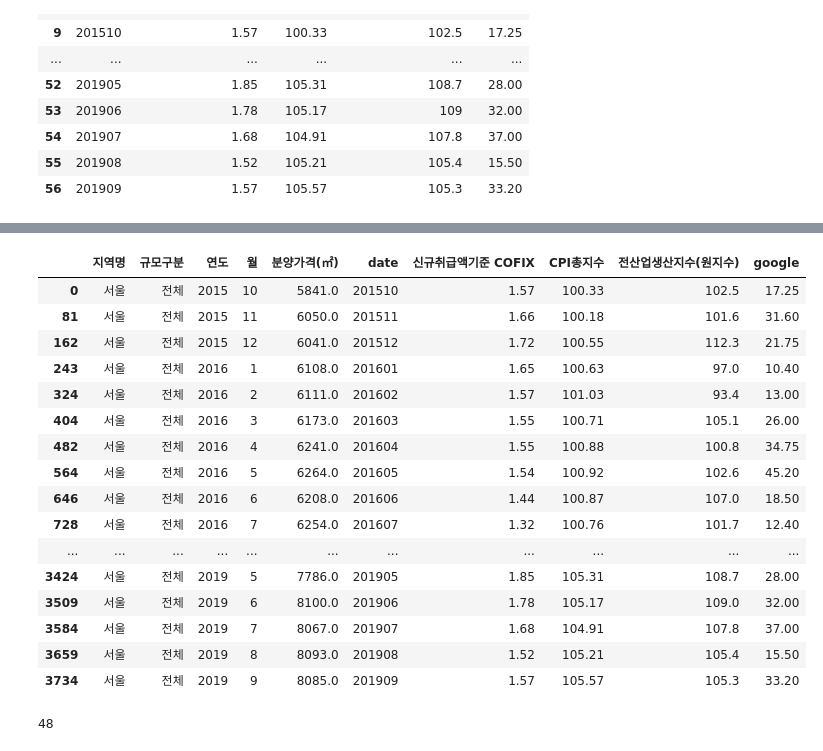
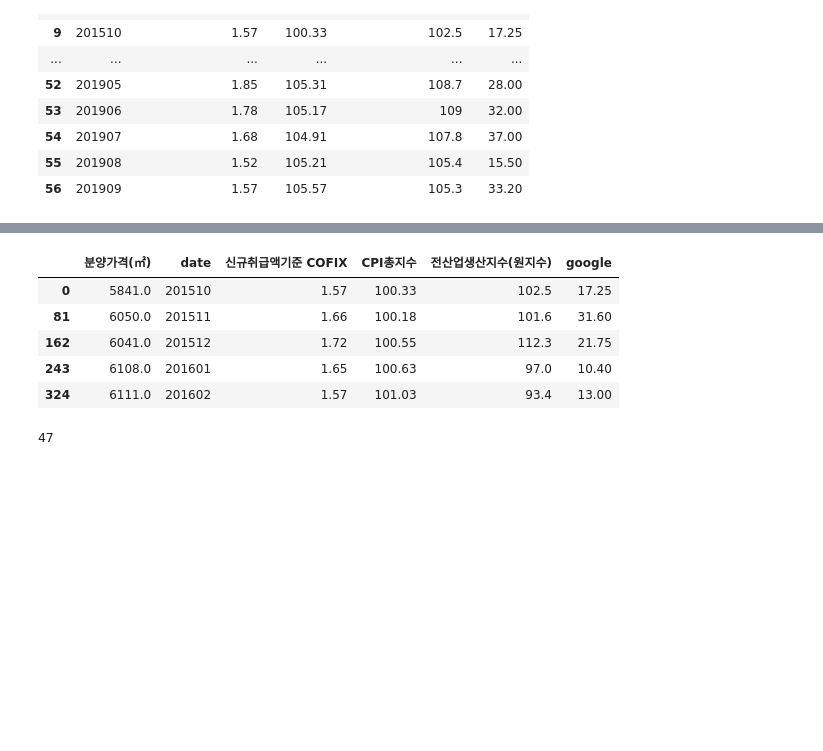
Before and after one commit to trhgu/EDA_project, a Jupyter notebook: Price_of_Apt.ipynb, the cells around one changed output, grey strips where cells are left out. Cells and saved outputs as stored; diff of their text form; code cells hidden in the pictures; blank space fills up the shorter version.

```diff
--- a/Price_of_Apt.ipynb
+++ b/Price_of_Apt.ipynb
@@ -386,8 +341,8 @@ add_df.to_csv('add_df.csv',sep=",",index= False)
 add_df= pd.read_csv('add_df.csv')
 # %%
 #df_1불러와서 merge
-df_1= pd.read_csv("df_1.csv")
-df_1.columns= '지역명', '규모구분', '연도', '월', '분양가격(㎡)', 'date'
-df_1.head()
+df_1= pd.read_csv(
+ "df_1.csv")
+df_1.tail()
 # %% [output]
 |  | 지역명 | 규모구분 | 연도 | 월 | 분양가격(㎡) | date |
@@ -419,0 +364,7 @@ result_1.head()
+# %%
+#NAN값 삭제
+result=result[result["분양가격(㎡)"].notnull()]
+# "  " 삭제
+result=result[result["분양가격(㎡)"]!="  "]
+#분양가격 숫자형 데이터로 바꾸기
+result["분양가격(㎡)"] = pd.to_numeric(result["분양가격(㎡)"], errors='coerce')
@@ -419,0 +375,3 @@ result_1.head()
+# %%
+result=result[["분양가격(㎡)","지역명","규모구분","date","신규취급액기준 COFIX","CPI총지수","전산업생산지수(원지수)","google"]]
+result.head()
@@ -420,27 +385,17 @@ result_1.head()
 # %%
 #서울 전체
 seoul_all=result[result["규모구분"]=="전체"]
 seoul_all=seoul_all[seoul_all["지역명"]=="서울"]
-seoul_all
+seoul_all=seoul_all[["분양가격(㎡)","date","신규취급액기준 COFIX","CPI총지수","전산업생산지수(원지수)","google"]]
+seoul_all.head()
 # %% [output]
-|  | 지역명 | 규모구분 | 연도 | 월 | 분양가격(㎡) | date | 신규취급액기준 COFIX | CPI총지수 | 전산업생산지수(원지수) | google |
-| 0 | 서울 | 전체 | 2015 | 10 | 5841.0 | 201510 | 1.57 | 100.33 | 102.5 | 17.25 |
-| 81 | 서울 | 전체 | 2015 | 11 | 6050.0 | 201511 | 1.66 | 100.18 | 101.6 | 31.60 |
-| 162 | 서울 | 전체 | 2015 | 12 | 6041.0 | 201512 | 1.72 | 100.55 | 112.3 | 21.75 |
-| 243 | 서울 | 전체 | 2016 | 1 | 6108.0 | 201601 | 1.65 | 100.63 | 97.0 | 10.40 |
-| 324 | 서울 | 전체 | 2016 | 2 | 6111.0 | 201602 | 1.57 | 101.03 | 93.4 | 13.00 |
-| 404 | 서울 | 전체 | 2016 | 3 | 6173.0 | 201603 | 1.55 | 100.71 | 105.1 | 26.00 |
-| 482 | 서울 | 전체 | 2016 | 4 | 6241.0 | 201604 | 1.55 | 100.88 | 100.8 | 34.75 |
-| 564 | 서울 | 전체 | 2016 | 5 | 6264.0 | 201605 | 1.54 | 100.92 | 102.6 | 45.20 |
-| 646 | 서울 | 전체 | 2016 | 6 | 6208.0 | 201606 | 1.44 | 100.87 | 107.0 | 18.50 |
-| 728 | 서울 | 전체 | 2016 | 7 | 6254.0 | 201607 | 1.32 | 100.76 | 101.7 | 12.40 |
-| ... | ... | ... | ... | ... | ... | ... | ... | ... | ... | ... |
-| 3424 | 서울 | 전체 | 2019 | 5 | 7786.0 | 201905 | 1.85 | 105.31 | 108.7 | 28.00 |
-| 3509 | 서울 | 전체 | 2019 | 6 | 8100.0 | 201906 | 1.78 | 105.17 | 109.0 | 32.00 |
-| 3584 | 서울 | 전체 | 2019 | 7 | 8067.0 | 201907 | 1.68 | 104.91 | 107.8 | 37.00 |
-| 3659 | 서울 | 전체 | 2019 | 8 | 8093.0 | 201908 | 1.52 | 105.21 | 105.4 | 15.50 |
-| 3734 | 서울 | 전체 | 2019 | 9 | 8085.0 | 201909 | 1.57 | 105.57 | 105.3 | 33.20 |
+|  | 분양가격(㎡) | date | 신규취급액기준 COFIX | CPI총지수 | 전산업생산지수(원지수) | google |
+| 0 | 5841.0 | 201510 | 1.57 | 100.33 | 102.5 | 17.25 |
+| 81 | 6050.0 | 201511 | 1.66 | 100.18 | 101.6 | 31.60 |
+| 162 | 6041.0 | 201512 | 1.72 | 100.55 | 112.3 | 21.75 |
+| 243 | 6108.0 | 201601 | 1.65 | 100.63 | 97.0 | 10.40 |
+| 324 | 6111.0 | 201602 | 1.57 | 101.03 | 93.4 | 13.00 |
 # %%
 len(seoul_all)
 # %% [output]
-48
+47
```
Also changed, not shown: parts of 27 cells of this notebook.
